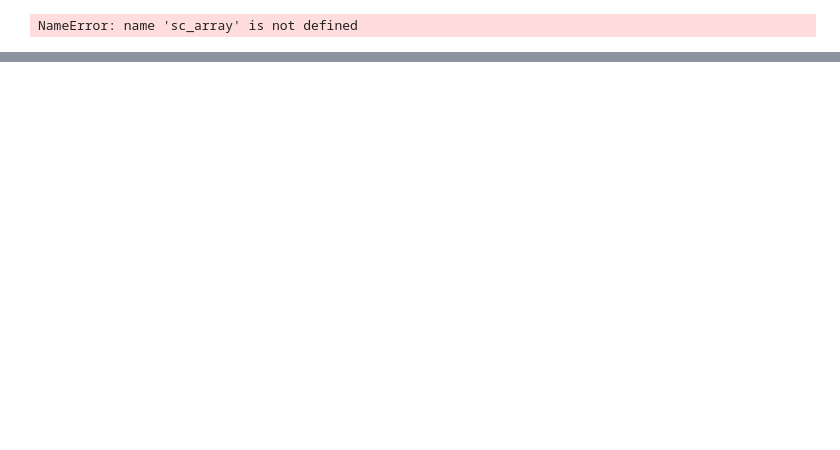
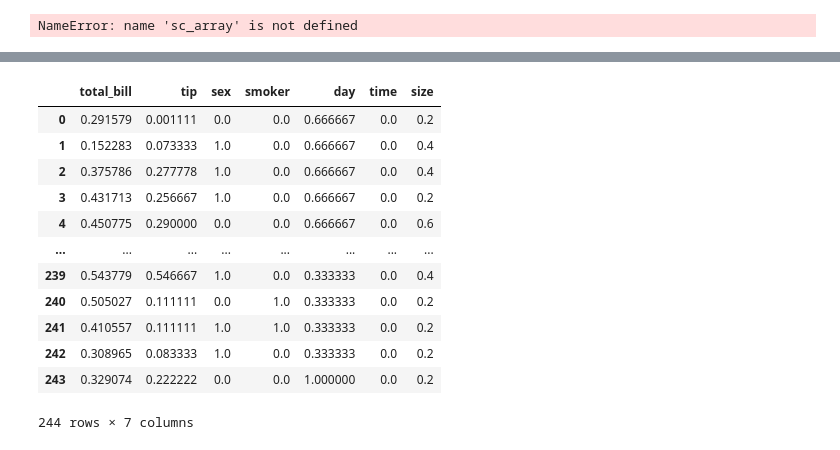
Before and after one commit to rajeshkuncham-code/python, a Jupyter notebook: EDB day16.ipynb, the cells around one changed output, grey strips where cells are left out. Saved outputs shown, nothing was run; the diff lists cells and outputs as text; code cells hidden in the pictures; blank space fills up the shorter version.

```diff
--- a/EDB day16.ipynb
+++ b/EDB day16.ipynb
@@ -137,0 +144,5 @@ NameError: name 'sc_array' is not defined
+# %%
+from sklearn.preprocessing import MinMaxScaler
+mx_scaler=MinMaxScaler()
+# %%
+mx_array=mx_scaler.fit_transform(df)
@@ -137,0 +173,17 @@ NameError: name 'sc_array' is not defined
+# %%
+mx_df=pd.DataFrame(mx_array,columns=df.columns)
+mx_df
+# %% [output]
+|  | total_bill | tip | sex | smoker | day | time | size |
+| 0 | 0.291579 | 0.001111 | 0.0 | 0.0 | 0.666667 | 0.0 | 0.2 |
+| 1 | 0.152283 | 0.073333 | 1.0 | 0.0 | 0.666667 | 0.0 | 0.4 |
+| 2 | 0.375786 | 0.277778 | 1.0 | 0.0 | 0.666667 | 0.0 | 0.4 |
+| 3 | 0.431713 | 0.256667 | 1.0 | 0.0 | 0.666667 | 0.0 | 0.2 |
+| 4 | 0.450775 | 0.290000 | 0.0 | 0.0 | 0.666667 | 0.0 | 0.6 |
+| ... | ... | ... | ... | ... | ... | ... | ... |
+| 239 | 0.543779 | 0.546667 | 1.0 | 0.0 | 0.333333 | 0.0 | 0.4 |
+| 240 | 0.505027 | 0.111111 | 0.0 | 1.0 | 0.333333 | 0.0 | 0.2 |
+| 241 | 0.410557 | 0.111111 | 1.0 | 1.0 | 0.333333 | 0.0 | 0.2 |
+| 242 | 0.308965 | 0.083333 | 1.0 | 0.0 | 0.333333 | 0.0 | 0.2 |
+| 243 | 0.329074 | 0.222222 | 0.0 | 0.0 | 1.000000 | 0.0 | 0.2 |
+244 rows × 7 columns
```
Also changed, not shown: parts of 14 cells of this notebook.
